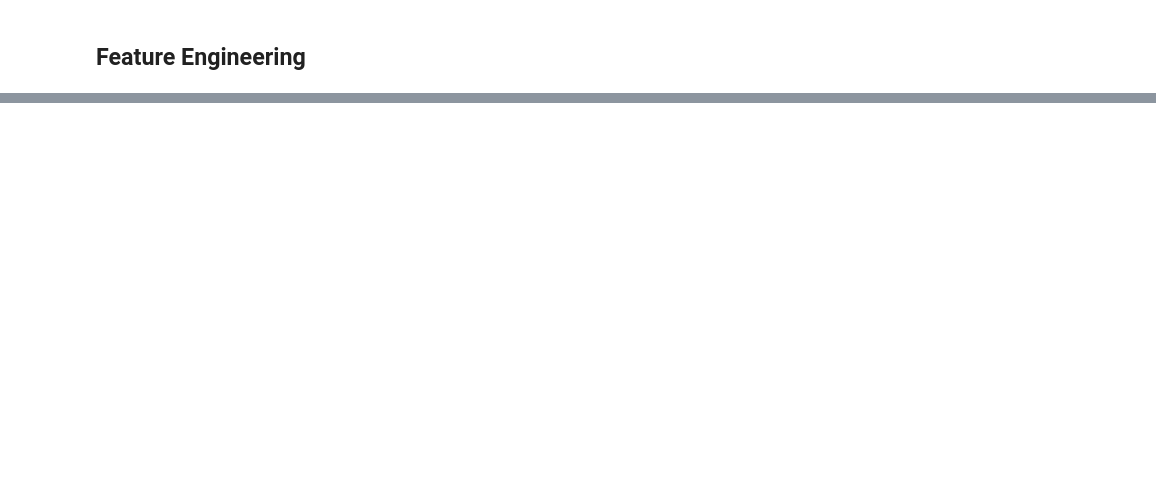
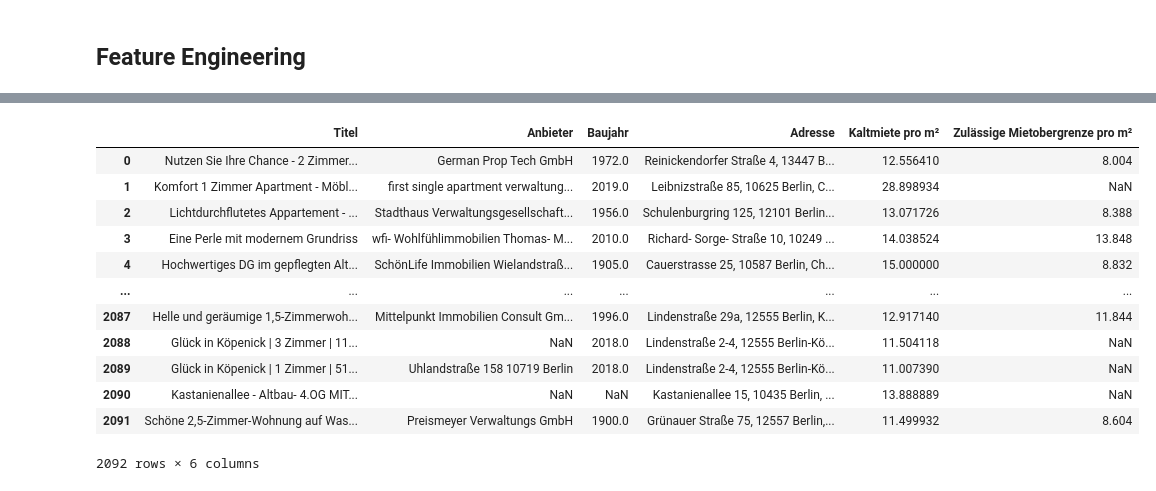
Before and after one commit to feliche93/berlin_rental_prices, a Jupyter notebook: berlin_rental_prices/berlin_rental_prices/data_analysis.ipynb, the cells around one changed output, grey strips where cells are left out. Saved outputs shown, nothing was run; the diff lists cells and outputs as text; code cells hidden in the pictures; blank space fills up the shorter version.

```diff
--- a/berlin_rental_prices/berlin_rental_prices/data_analysis.ipynb
+++ b/berlin_rental_prices/berlin_rental_prices/data_analysis.ipynb
@@ -461,0 +614,16 @@ data
+# %%
+matching[['Titel','Anbieter','Baujahr','Adresse','Kaltmiete pro m²','Zulässige Mietobergrenze pro m²']]
+# %% [output]
+|  | Titel | Anbieter | Baujahr | Adresse | Kaltmiete pro m² | Zulässige Mietobergrenze pro m² |
+| 0 | Nutzen Sie Ihre Chance - 2 Zimmer... | German Prop Tech GmbH | 1972.0 | Reinickendorfer Straße 4, 13447 B... | 12.556410 | 8.004 |
+| 1 | Komfort 1 Zimmer Apartment - Möbl... | first single apartment verwaltung... | 2019.0 | Leibnizstraße 85, 10625 Berlin, C... | 28.898934 | NaN |
+| 2 | Lichtdurchflutetes Appartement - ... | Stadthaus Verwaltungsgesellschaft... | 1956.0 | Schulenburgring 125, 12101 Berlin... | 13.071726 | 8.388 |
+| 3 | Eine Perle mit modernem Grundriss | wfi- Wohlfühlimmobilien Thomas- M... | 2010.0 | Richard- Sorge- Straße 10, 10249 ... | 14.038524 | 13.848 |
+| 4 | Hochwertiges DG im gepflegten Alt... | SchönLife Immobilien Wielandstraß... | 1905.0 | Cauerstrasse 25, 10587 Berlin, Ch... | 15.000000 | 8.832 |
+| ... | ... | ... | ... | ... | ... | ... |
+| 2087 | Helle und geräumige 1,5-Zimmerwoh... | Mittelpunkt Immobilien Consult Gm... | 1996.0 | Lindenstraße 29a, 12555 Berlin, K... | 12.917140 | 11.844 |
+| 2088 | Glück in Köpenick | 3 Zimmer | 11... | NaN | 2018.0 | Lindenstraße 2-4, 12555 Berlin-Kö... | 11.504118 | NaN |
+| 2089 | Glück in Köpenick | 1 Zimmer | 51... | Uhlandstraße 158 10719 Berlin | 2018.0 | Lindenstraße 2-4, 12555 Berlin-Kö... | 11.007390 | NaN |
+| 2090 | Kastanienallee - Altbau- 4.OG MIT... | NaN | NaN | Kastanienallee 15, 10435 Berlin, ... | 13.888889 | NaN |
+| 2091 | Schöne 2,5-Zimmer-Wohnung auf Was... | Preismeyer Verwaltungs GmbH | 1900.0 | Grünauer Straße 75, 12557 Berlin,... | 11.499932 | 8.604 |
+2092 rows × 6 columns
```
Also changed, not shown: parts of 79 cells of this notebook, 18 other files.
